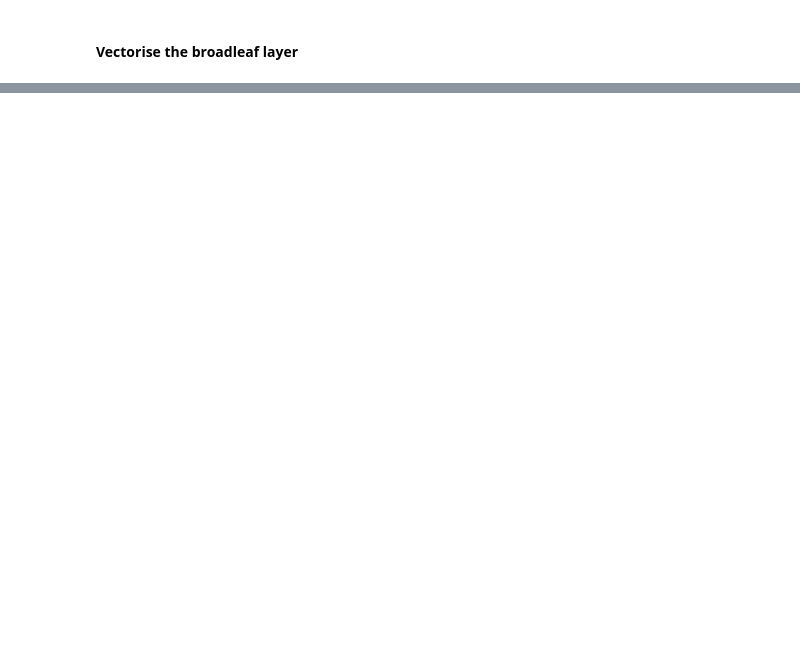
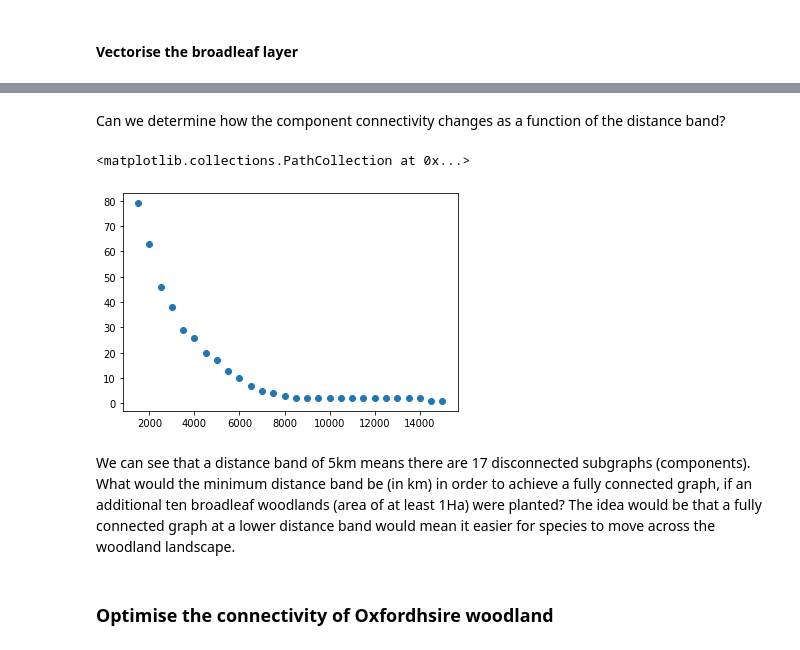
Before and after one commit to scra88le/UKterraform, a Jupyter notebook: UK Corine analysis.ipynb, the cells around one changed output, grey strips where cells are left out. Drawn from its saved outputs; the diff is of its cells as text; code cells hidden in the pictures; blank space fills up the shorter version.

Commit message:
added connectivity analysis for Oxon at 5km min distance

```diff
--- a/UK Corine analysis.ipynb
+++ b/UK Corine analysis.ipynb
@@ -219,0 +263,18 @@ nx.draw(knn_graph, positions, node_size=5, node_color="orange")
+# %% [markdown]
+Can we determine how the component connectivity changes as a function of the distance band?
+# %%
+def components_by_threshold(thr):
+    w = weights.DistanceBand.from_array(centroids, threshold=thr,silence_warnings=True)
+    g = w.to_networkx()
+    c = nx.number_connected_components(g)
+    return (thr,c)
+
+comps = [components_by_threshold(i) for i in range(15000, 1000, -500)]
+plt.scatter(*zip(*comps))
+# %% [output]
+<matplotlib.collections.PathCollection at 0x...>
+[figure, added]
+# %% [markdown]
+We can see that a distance band of 5km means there are 17 disconnected subgraphs (components). What would the minimum distance band be (in km) in order to achieve a fully connected graph, if an additional ten broadleaf woodlands (area of at least 1Ha) were planted? The idea would be that a fully connected graph at a lower distance band would mean it easier for species to move across the woodland landscape.
+# %% [markdown]
+### Optimise the connectivity of Oxfordhsire woodland
```
Also changed, not shown: parts of 48 cells of this notebook.
